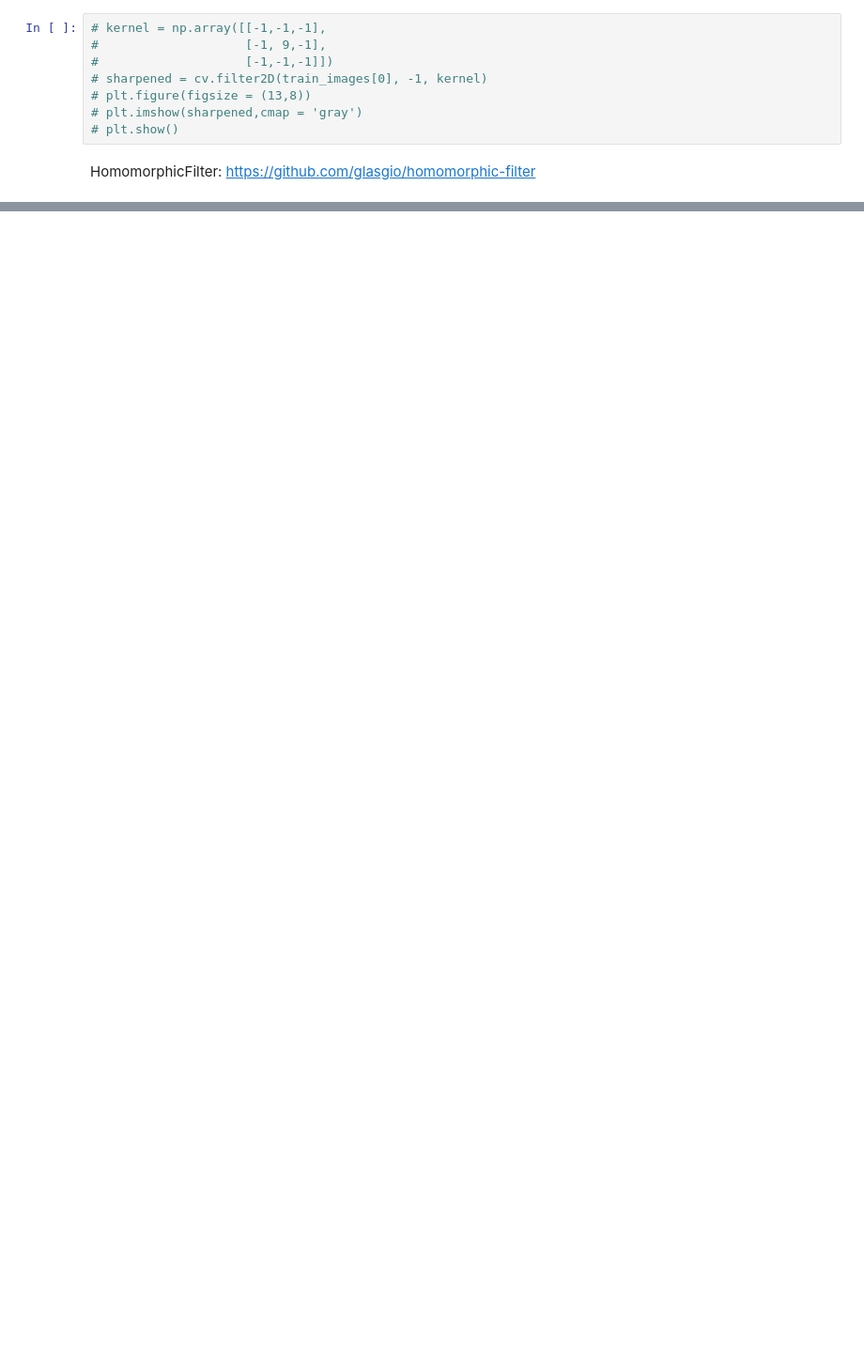
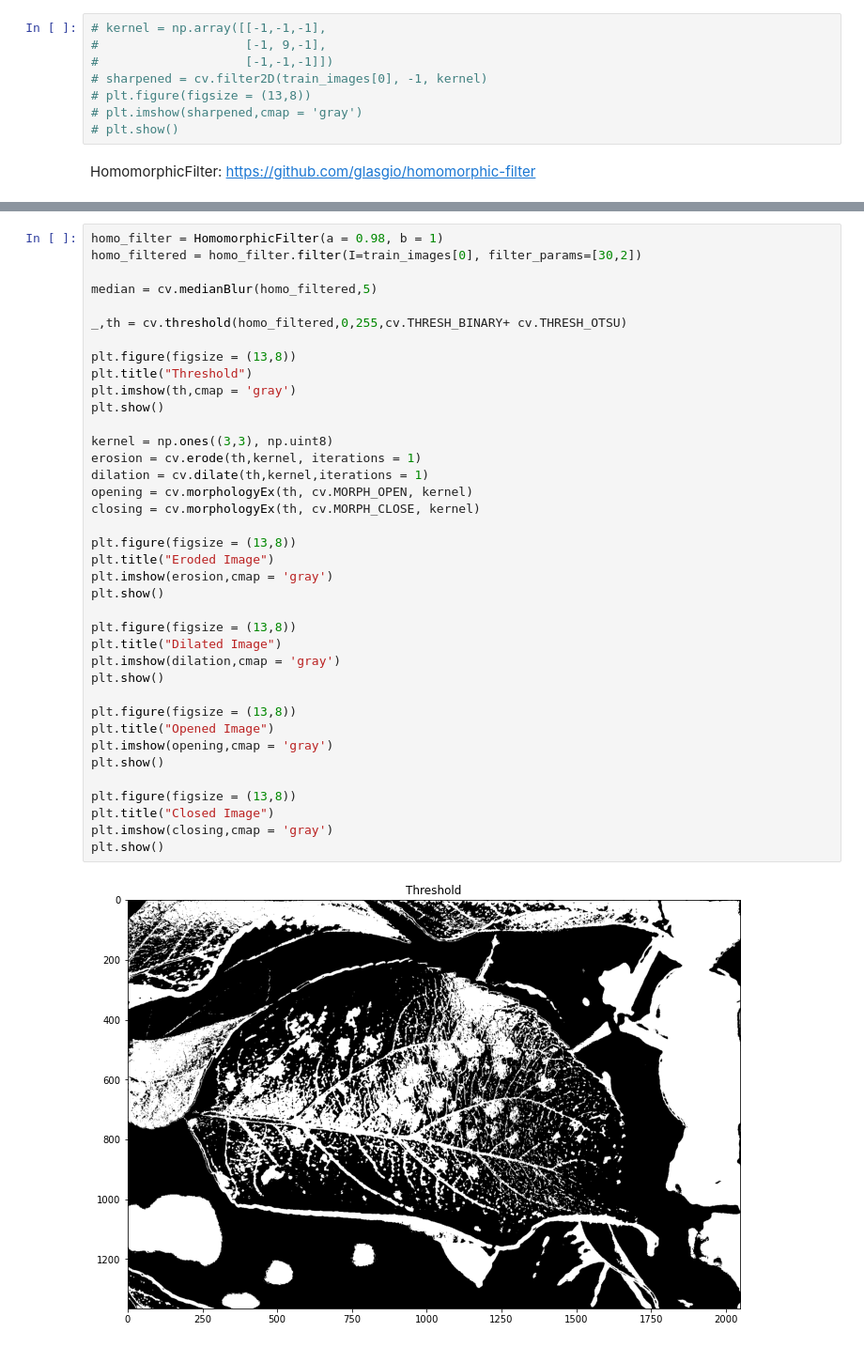
Before and after one commit to yildizyakup/plant-disease-detection, a Jupyter notebook: code/main.ipynb, the cells around one changed output, grey strips where cells are left out. Shown at 94% size. Drawn from its saved outputs; the diff is of its cells as text; blank space fills up the shorter version.

```diff
--- a/code/main.ipynb
+++ b/code/main.ipynb
@@ -166,0 +163,40 @@ plt.show()
+# %%
+homo_filter = HomomorphicFilter(a = 0.98, b = 1)
+homo_filtered = homo_filter.filter(I=train_images[0], filter_params=[30,2])
+
+median = cv.medianBlur(homo_filtered,5)
+
+_,th = cv.threshold(homo_filtered,0,255,cv.THRESH_BINARY+ cv.THRESH_OTSU)
+
+plt.figure(figsize = (13,8))
+plt.title("Threshold")
+plt.imshow(th,cmap = 'gray')
+plt.show()
+
+kernel = np.ones((3,3), np.uint8)
+erosion = cv.erode(th,kernel, iterations = 1)
+dilation = cv.dilate(th,kernel,iterations = 1)
+opening = cv.morphologyEx(th, cv.MORPH_OPEN, kernel)
+closing = cv.morphologyEx(th, cv.MORPH_CLOSE, kernel)
+
+plt.figure(figsize = (13,8))
+plt.title("Eroded Image")
+plt.imshow(erosion,cmap = 'gray')
+plt.show()
+
+plt.figure(figsize = (13,8))
+plt.title("Dilated Image")
+plt.imshow(dilation,cmap = 'gray')
+plt.show()
+
+plt.figure(figsize = (13,8))
+plt.title("Opened Image")
+plt.imshow(opening,cmap = 'gray')
+plt.show()
+
+plt.figure(figsize = (13,8))
+plt.title("Closed Image")
+plt.imshow(closing,cmap = 'gray')
+plt.show()
+# %% [output]
+[figure, added]
```
Also changed, not shown: parts of 5 cells of this notebook.
